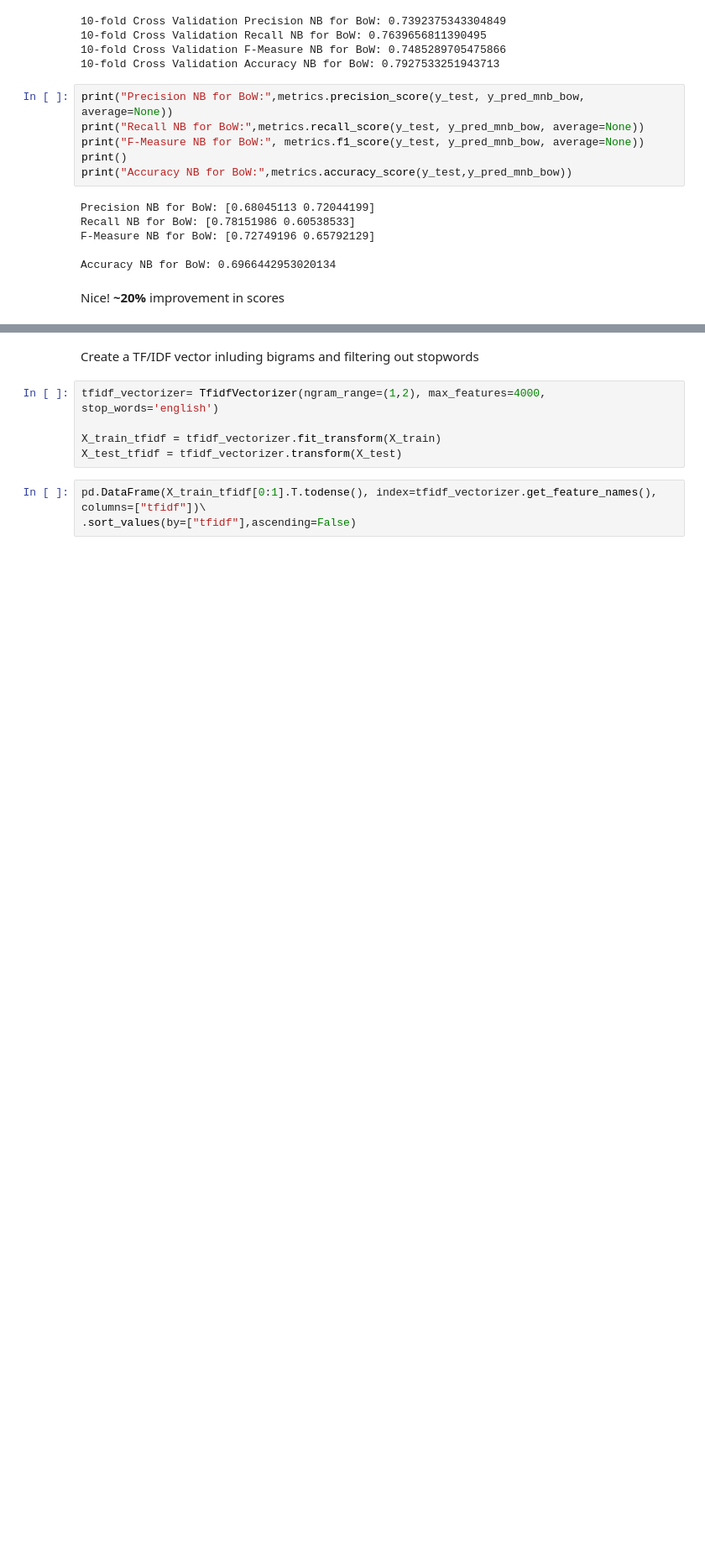
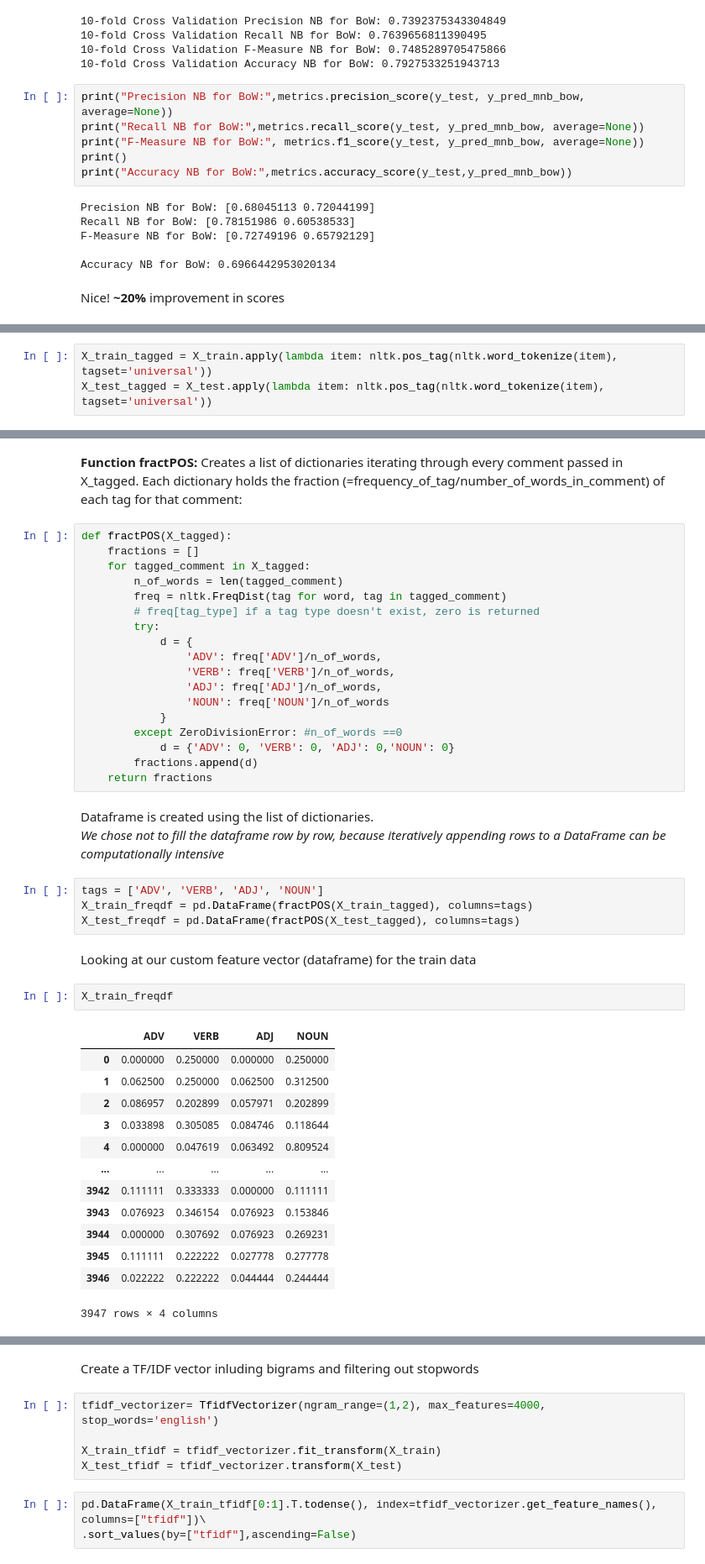
Before and after one commit to mar-fritz/data-mining-assignment-3, a Jupyter notebook: ergasia3.ipynb, the cells around one changed output, grey strips where cells are left out. Shown: that part at 84% size. Cells and saved outputs as stored; diff of their text form; blank space fills up the shorter version.

Commit message:
Custom Feature vector: TFIDF + PoS

```diff
--- a/ergasia3.ipynb
+++ b/ergasia3.ipynb
@@ -239,0 +248,3 @@ Nice! **~20%** improvement in scores
+# %%
+X_train_tagged = X_train.apply(lambda item: nltk.pos_tag(nltk.word_tokenize(item), tagset='universal'))
+X_test_tagged = X_test.apply(lambda item: nltk.pos_tag(nltk.word_tokenize(item), tagset='universal'))
@@ -240 +279,46 @@ Nice! **~20%** improvement in scores
+# %% [markdown]
+**Function fractPOS:** Creates a list of dictionaries iterating through every comment passed in X_tagged. Each dictionary holds the fraction (=frequency_of_tag/number_of_words_in_comment) of each tag for that comment:
+# %%
+def fractPOS(X_tagged):
+    fractions = []
+    for tagged_comment in X_tagged:
+        n_of_words = len(tagged_comment)
+        freq = nltk.FreqDist(tag for word, tag in tagged_comment)
+        # freq[tag_type] if a tag type doesn't exist, zero is returned
+        try:
+            d = {
+                'ADV': freq['ADV']/n_of_words,
+                'VERB': freq['VERB']/n_of_words,
+                'ADJ': freq['ADJ']/n_of_words,
+                'NOUN': freq['NOUN']/n_of_words
+            }
+        except ZeroDivisionError: #n_of_words ==0
+            d = {'ADV': 0, 'VERB': 0, 'ADJ': 0,'NOUN': 0}
+        fractions.append(d)
+    return fractions
+# %% [markdown]
+Dataframe is created using the list of dictionaries.<br>
+_We chose not to fill the dataframe row by row, because iteratively appending rows to a DataFrame can be computationally intensive_
+# %%
+tags = ['ADV', 'VERB', 'ADJ', 'NOUN']
+X_train_freqdf = pd.DataFrame(fractPOS(X_train_tagged), columns=tags)
+X_test_freqdf = pd.DataFrame(fractPOS(X_test_tagged), columns=tags)
+# %% [markdown]
+Looking at our custom feature vector (dataframe) for the train data
+# %%
+X_train_freqdf
+# %% [output]
+|  | ADV | VERB | ADJ | NOUN |
+| 0 | 0.000000 | 0.250000 | 0.000000 | 0.250000 |
+| 1 | 0.062500 | 0.250000 | 0.062500 | 0.312500 |
+| 2 | 0.086957 | 0.202899 | 0.057971 | 0.202899 |
+| 3 | 0.033898 | 0.305085 | 0.084746 | 0.118644 |
+| 4 | 0.000000 | 0.047619 | 0.063492 | 0.809524 |
+| ... | ... | ... | ... | ... |
+| 3942 | 0.111111 | 0.333333 | 0.000000 | 0.111111 |
+| 3943 | 0.076923 | 0.346154 | 0.076923 | 0.153846 |
+| 3944 | 0.000000 | 0.307692 | 0.076923 | 0.269231 |
+| 3945 | 0.111111 | 0.222222 | 0.027778 | 0.277778 |
+| 3946 | 0.022222 | 0.222222 | 0.044444 | 0.244444 |
+3947 rows × 4 columns
 # %% [markdown]
```
Also changed, not shown: parts of 20 cells of this notebook.
